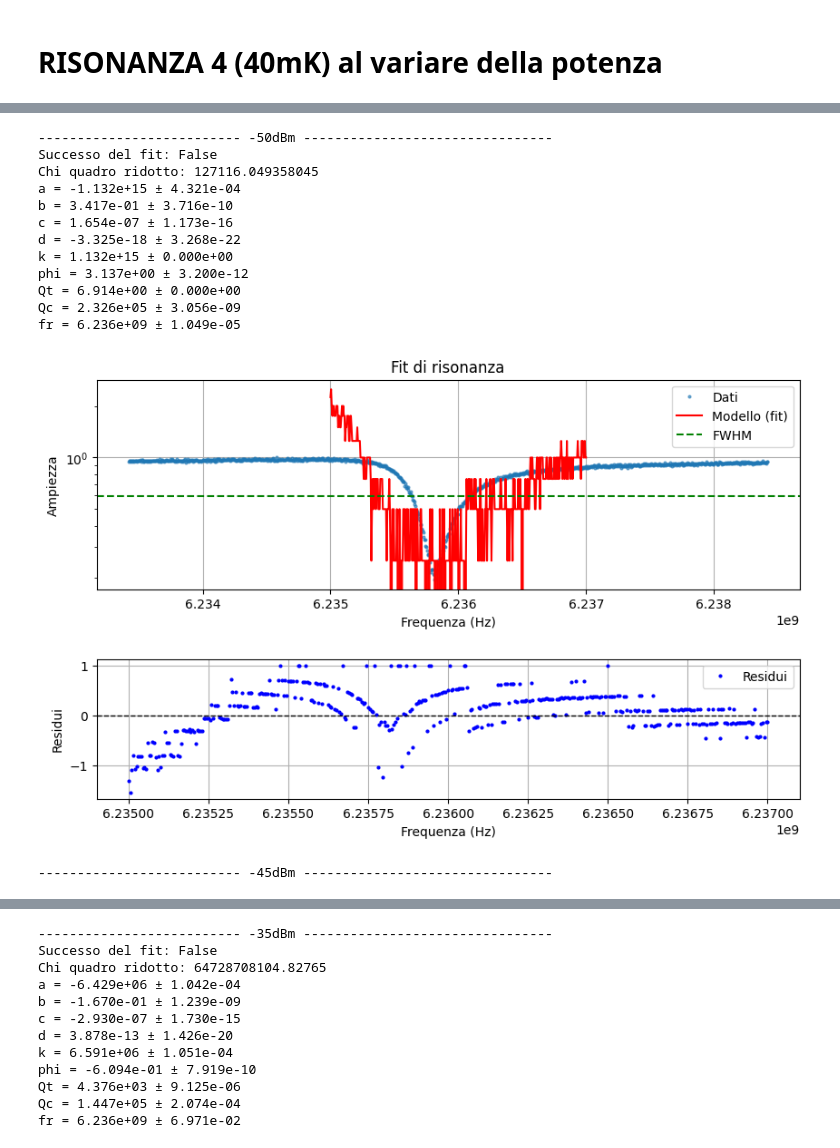
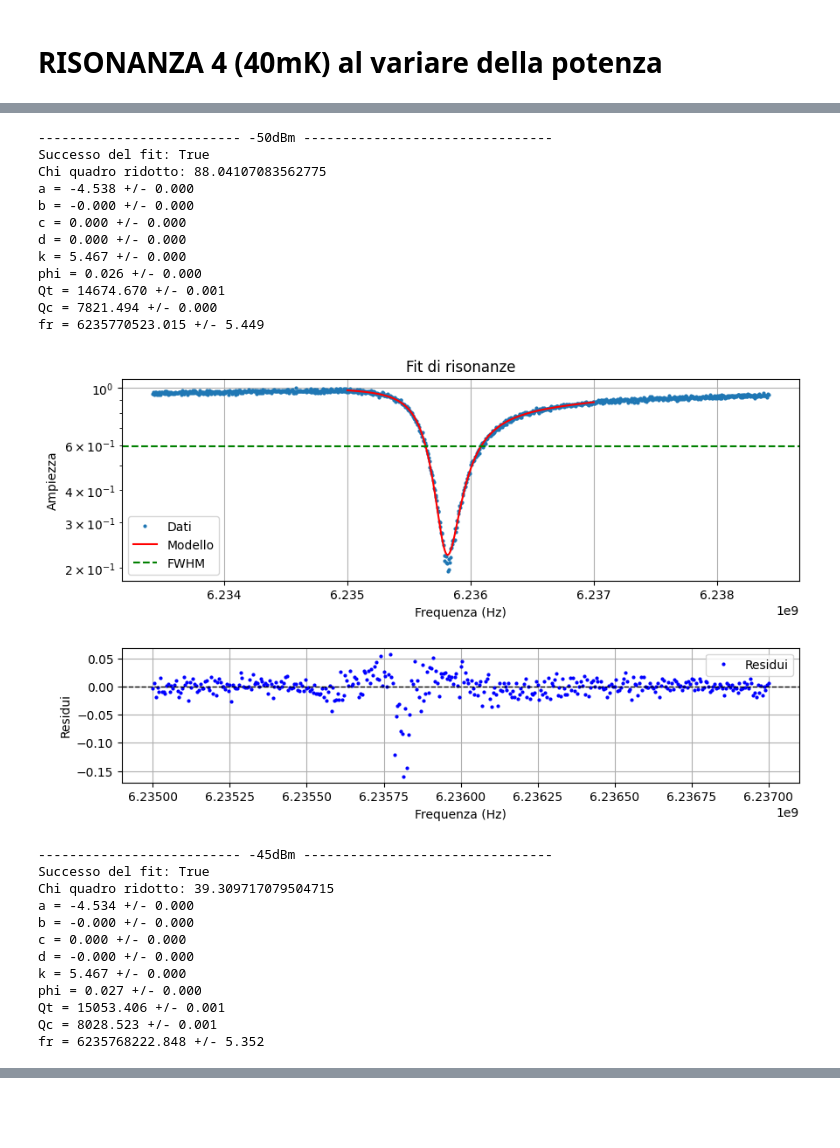
Before and after one commit to biqute/QTLab2425, a Jupyter notebook: 2Dqubit/presa_dati/Fit_40mK/fit_40_mK.ipynb, the cells around one changed output, grey strips where cells are left out. Drawn from its saved outputs; the diff is of its cells as text; code cells hidden in the pictures; blank space fills up the shorter version.

```diff
--- a/2Dqubit/presa_dati/Fit_40mK/fit_40_mK.ipynb
+++ b/2Dqubit/presa_dati/Fit_40mK/fit_40_mK.ipynb
@@ -555,7 +613,7 @@ fr = 5811875000.143 +/- 1196.460
 # RISONANZA 4 (40mK) al variare della potenza
 # %%
 print("-------------------------- -60dBm --------------------------------")
-
+"""
 initial_params = {
     'a': 0.02,
     'b': 10e-9,
@@ -567,10 +625,10 @@ initial_params = {
     'Qc': 23000,
     'fr': 5811900000
 }
-
+"""
 file_path = f"Cavity_resonances_40mK/Res4/risonanza/res4-60dBm.txt"
-fr, qc, qt, a, b, c, d, k, phi = resonance_fit.fit_cut2(file_path, cut_min=6.235e9, cut_max=6.237e9, initial_params=initial_params)
-
+fr, qc, qt, a, b, c, d, k, phi = resonance_fit.fit_cut(file_path, cut_min=6.2355e9, cut_max=6.2365e9, initial_params=initial_params)
+fr5=fr
 
 
 print("-------------------------- -55dBm --------------------------------")
@@ -586,8 +644,8 @@ initial_params = {
     'fr': fr
 }
 file_path = f"Cavity_resonances_40mK/Res4/risonanza/res4-55dBm.txt"
-fr, qc, qt, a, b, c, d, k, phi = resonance_fit.fit_cut2(file_path, cut_min=6.235e9, cut_max=6.237e9, initial_params=initial_params)
-
+fr, qc, qt, a, b, c, d, k, phi = resonance_fit.fit_cut(file_path, cut_min=6.235e9, cut_max=6.237e9, initial_params=initial_params)
+fr4=fr
 
 
 print("-------------------------- -50dBm --------------------------------")
@@ -603,8 +661,8 @@ initial_params = {
     'fr': fr
 }
 file_path = f"Cavity_resonances_40mK/Res4/risonanza/res4-50dBm.txt"
-fr, qc, qt, a, b, c, d, k, phi = resonance_fit.fit_cut2(file_path, cut_min=6.235e9, cut_max=6.237e9, initial_params=initial_params)
-
+fr, qc, qt, a, b, c, d, k, phi = resonance_fit.fit_cut(file_path, cut_min=6.235e9, cut_max=6.237e9, initial_params=initial_params)
+fr3=fr
 
 
 print("-------------------------- -45dBm --------------------------------")
@@ -620,8 +678,8 @@ initial_params = {
     'fr': fr
 }
 file_path = f"Cavity_resonances_40mK/Res4/risonanza/res4-45dBm.txt"
-fr, qc, qt, a, b, c, d, k, phi = resonance_fit.fit_cut2(file_path, cut_min=6.23550e9, cut_max=6.23628e9, initial_params=initial_params)
-
+fr, qc, qt, a, b, c, d, k, phi = resonance_fit.fit_cut(file_path, cut_min=6.235e9, cut_max=6.237e9, initial_params=initial_params)
+fr2=fr
 
 print("-------------------------- -40dBm --------------------------------")
 initial_params = {
@@ -636,8 +694,8 @@ initial_params = {
     'fr': fr
 }
 file_path = f"Cavity_resonances_40mK/Res4/risonanza/res4-40dBm.txt"
-fr, qc, qt, a, b, c, d, k, phi = resonance_fit.fit_cut2(file_path, cut_min=6.23550e9, cut_max=6.23628e9, initial_params=initial_params)
-
+fr, qc, qt, a, b, c, d, k, phi = resonance_fit.fit_cut(file_path, cut_min=6.235e9, cut_max=6.237e9, initial_params=initial_params)
+fr1=fr
 
 
 print("-------------------------- -35dBm --------------------------------")
@@ -653,6 +711,7 @@ initial_params = {
     'fr': fr
 }
 file_path = f"Cavity_resonances_40mK/Res4/risonanza/res4-35dBm.txt"
-fr, qc, qt, a, b, c, d, k, phi = resonance_fit.fit_cut2(file_path, cut_min=6.23550e9, cut_max=6.23628e9, initial_params=initial_params)
+fr, qc, qt, a, b, c, d, k, phi = resonance_fit.fit_cut(file_path, cut_min=6.235e9, cut_max=6.237e9, initial_params=initial_params)
+fr0=fr
 # %% [output]
 -------------------------- -60dBm --------------------------------
@@ -684,14 +743,25 @@ fr = 6.236e+09 ± 0.000e+00
 -------------------------- -50dBm --------------------------------
-Successo del fit: False
-Chi quadro ridotto: 127116.049358045
-a = -1.132e+15 ± 4.321e-04
-b = 3.417e-01 ± 3.716e-10
-c = 1.654e-07 ± 1.173e-16
-d = -3.325e-18 ± 3.268e-22
-k = 1.132e+15 ± 0.000e+00
-phi = 3.137e+00 ± 3.200e-12
-Qt = 6.914e+00 ± 0.000e+00
-Qc = 2.326e+05 ± 3.056e-09
-fr = 6.236e+09 ± 1.049e-05
+Successo del fit: True
+Chi quadro ridotto: 88.04107083562775
+a = -4.538 +/- 0.000
+b = -0.000 +/- 0.000
+c = 0.000 +/- 0.000
+d = 0.000 +/- 0.000
+k = 5.467 +/- 0.000
+phi = 0.026 +/- 0.000
+Qt = 14674.670 +/- 0.001
+Qc = 7821.494 +/- 0.000
+fr = 6235770523.015 +/- 5.449
-[figure, old version]
+[figure, new version]
 -------------------------- -45dBm --------------------------------
+Successo del fit: True
+Chi quadro ridotto: 39.309717079504715
+a = -4.534 +/- 0.000
+b = -0.000 +/- 0.000
+c = 0.000 +/- 0.000
+d = -0.000 +/- 0.000
+k = 5.467 +/- 0.000
+phi = 0.027 +/- 0.000
+Qt = 15053.406 +/- 0.001
+Qc = 8028.523 +/- 0.001
+fr = 6235768222.848 +/- 5.352
@@ -723,12 +793,0 @@ fr = 6.236e+09 ± 0.000e+00
--------------------------- -35dBm --------------------------------
-Successo del fit: False
-Chi quadro ridotto: 64728708104.82765
-a = -6.429e+06 ± 1.042e-04
-b = -1.670e-01 ± 1.239e-09
-c = -2.930e-07 ± 1.730e-15
-d = 3.878e-13 ± 1.426e-20
-k = 6.591e+06 ± 1.051e-04
-phi = -6.094e-01 ± 7.919e-10
-Qt = 4.376e+03 ± 9.125e-06
-Qc = 1.447e+05 ± 2.074e-04
-fr = 6.236e+09 ± 6.971e-02
```
Also changed, not shown: parts of 13 cells of this notebook.
